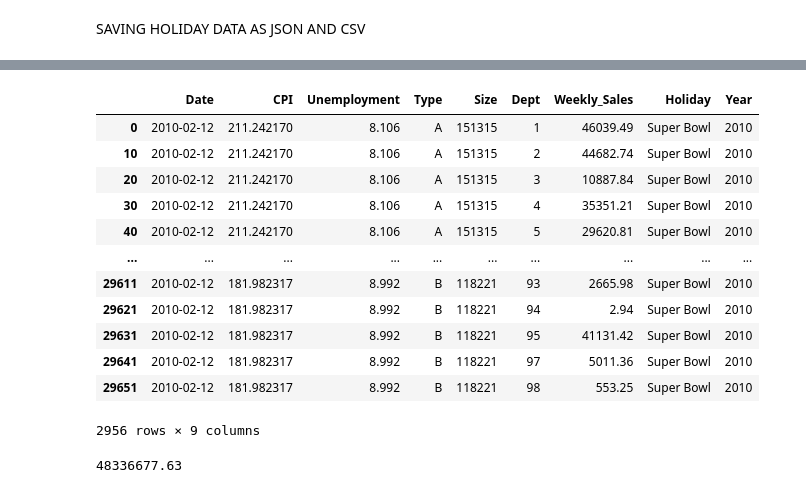
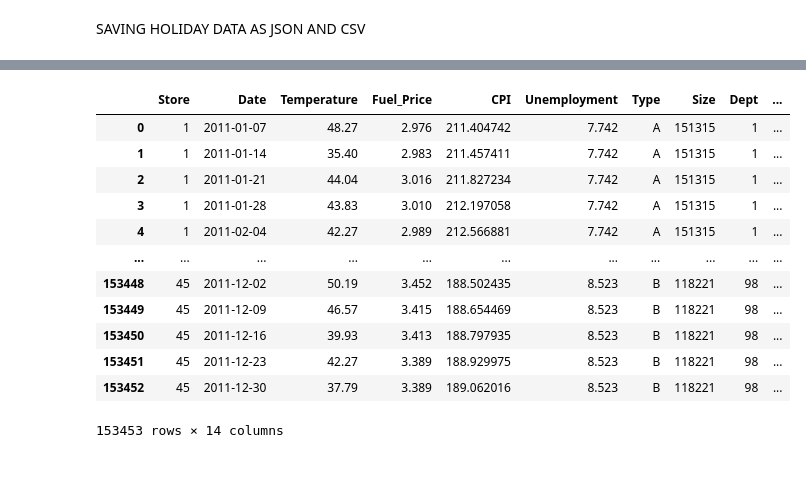
Before and after one commit to doakesbacon/ForecastingWalmartSales, a Jupyter notebook: code.ipynb, the cells around one changed output, grey strips where cells are left out. Drawn from its saved outputs; the diff is of its cells as text; code cells hidden in the pictures.

```diff
--- a/code.ipynb
+++ b/code.ipynb
@@ -250,22 +263,0 @@ all_merge_clean
-# %%
-sb10 = holiday_sales_dropped.loc[(holiday_sales_dropped["Holiday"] == "Super Bowl") & (holiday_sales_dropped["Year"] == 2010)]
-sb10
-# %% [output]
-|  | Date | CPI | Unemployment | Type | Size | Dept | Weekly_Sales | Holiday | Year |
-| 0 | 2010-02-12 | 211.242170 | 8.106 | A | 151315 | 1 | 46039.49 | Super Bowl | 2010 |
-| 10 | 2010-02-12 | 211.242170 | 8.106 | A | 151315 | 2 | 44682.74 | Super Bowl | 2010 |
-| 20 | 2010-02-12 | 211.242170 | 8.106 | A | 151315 | 3 | 10887.84 | Super Bowl | 2010 |
-| 30 | 2010-02-12 | 211.242170 | 8.106 | A | 151315 | 4 | 35351.21 | Super Bowl | 2010 |
-| 40 | 2010-02-12 | 211.242170 | 8.106 | A | 151315 | 5 | 29620.81 | Super Bowl | 2010 |
-| ... | ... | ... | ... | ... | ... | ... | ... | ... | ... |
-| 29611 | 2010-02-12 | 181.982317 | 8.992 | B | 118221 | 93 | 2665.98 | Super Bowl | 2010 |
-| 29621 | 2010-02-12 | 181.982317 | 8.992 | B | 118221 | 94 | 2.94 | Super Bowl | 2010 |
-| 29631 | 2010-02-12 | 181.982317 | 8.992 | B | 118221 | 95 | 41131.42 | Super Bowl | 2010 |
-| 29641 | 2010-02-12 | 181.982317 | 8.992 | B | 118221 | 97 | 5011.36 | Super Bowl | 2010 |
-| 29651 | 2010-02-12 | 181.982317 | 8.992 | B | 118221 | 98 | 553.25 | Super Bowl | 2010 |
-2956 rows × 9 columns
-# %%
-sum = sb10["Weekly_Sales"].sum()
-print(sum)
-# %% [output]
-48336677.63
@@ -277,0 +264,18 @@ for holiday in holidays:
+# %%
+all_merge_clean_2011 = all_merge_clean.loc[(all_merge_clean["Year"] == 2011)]
+all_merge_clean_2011.reset_index(inplace=True,drop=True)
+all_merge_clean_2011
+# %% [output]
+|  | Store | Date | Temperature | Fuel_Price | CPI | Unemployment | Type | Size | Dept | ... |
+| 0 | 1 | 2011-01-07 | 48.27 | 2.976 | 211.404742 | 7.742 | A | 151315 | 1 | ... |
+| 1 | 1 | 2011-01-14 | 35.40 | 2.983 | 211.457411 | 7.742 | A | 151315 | 1 | ... |
+| 2 | 1 | 2011-01-21 | 44.04 | 3.016 | 211.827234 | 7.742 | A | 151315 | 1 | ... |
+| 3 | 1 | 2011-01-28 | 43.83 | 3.010 | 212.197058 | 7.742 | A | 151315 | 1 | ... |
+| 4 | 1 | 2011-02-04 | 42.27 | 2.989 | 212.566881 | 7.742 | A | 151315 | 1 | ... |
+| ... | ... | ... | ... | ... | ... | ... | ... | ... | ... | ... |
+| 153448 | 45 | 2011-12-02 | 50.19 | 3.452 | 188.502435 | 8.523 | B | 118221 | 98 | ... |
+| 153449 | 45 | 2011-12-09 | 46.57 | 3.415 | 188.654469 | 8.523 | B | 118221 | 98 | ... |
+| 153450 | 45 | 2011-12-16 | 39.93 | 3.413 | 188.797935 | 8.523 | B | 118221 | 98 | ... |
+| 153451 | 45 | 2011-12-23 | 42.27 | 3.389 | 188.929975 | 8.523 | B | 118221 | 98 | ... |
+| 153452 | 45 | 2011-12-30 | 37.79 | 3.389 | 189.062016 | 8.523 | B | 118221 | 98 | ... |
+153453 rows × 14 columns
```
Also changed, not shown: parts of 11 cells of this notebook, 17 other files.
